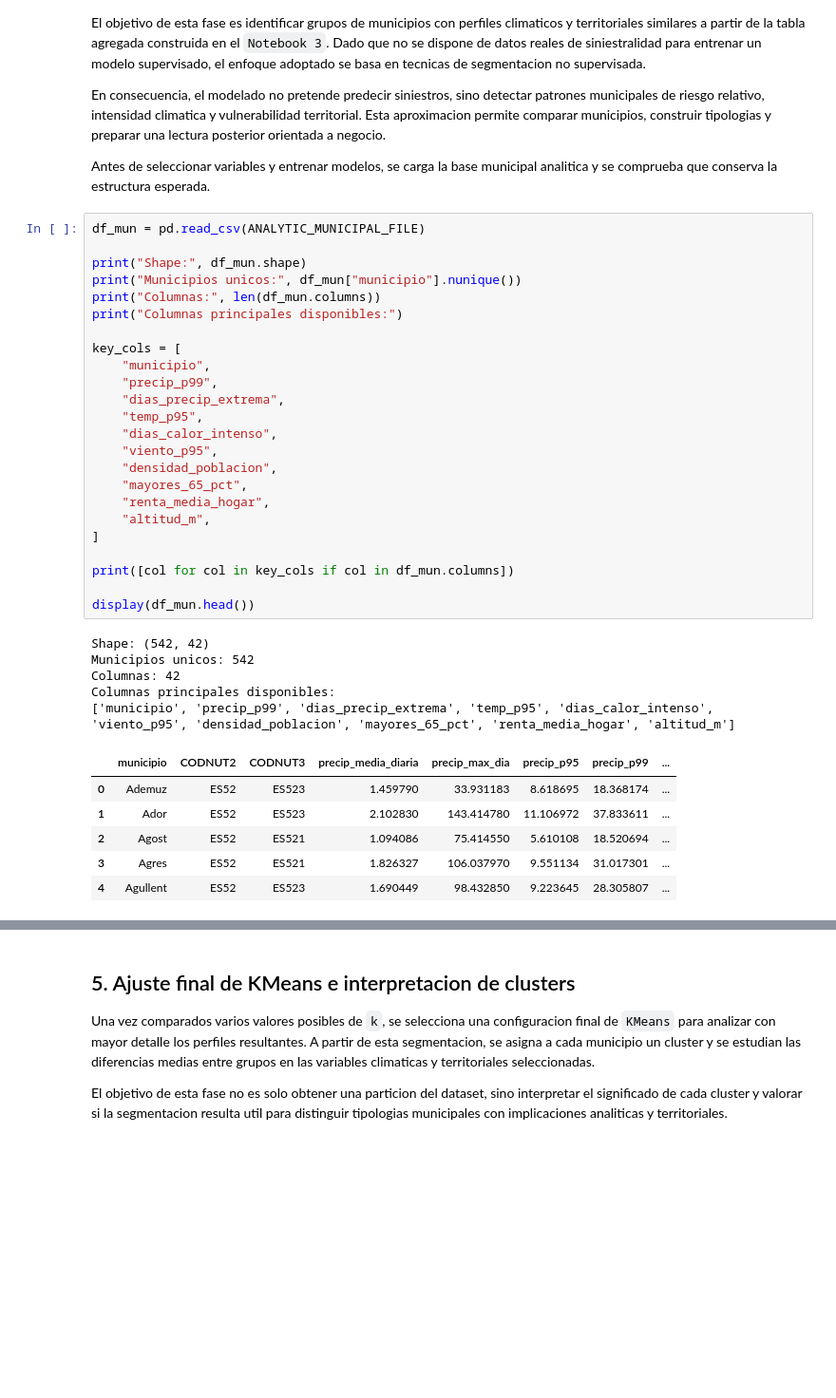
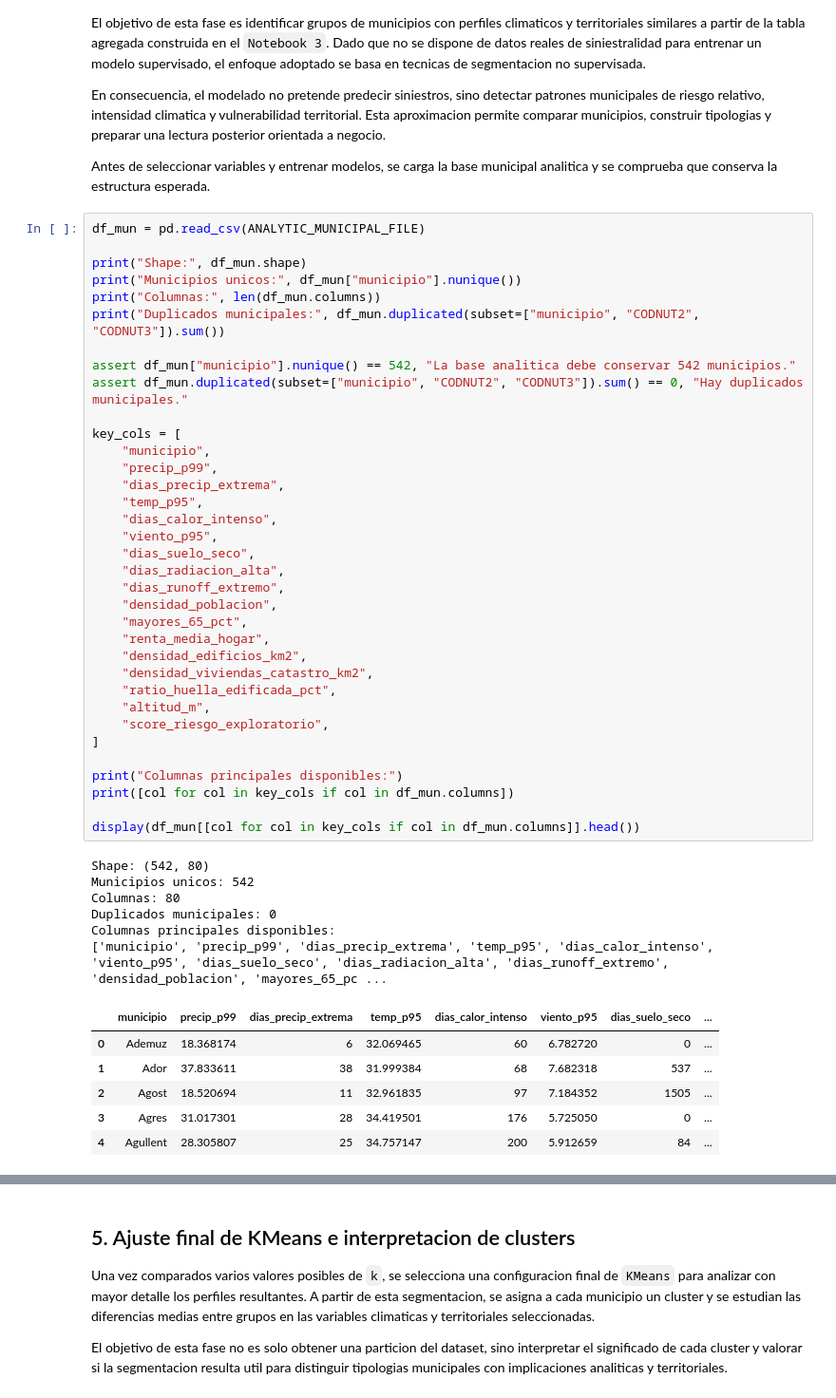
Before and after one commit to gonzalolarriba/modelo-geoespacial-riesgo-climatico, a Jupyter notebook: notebooks/notebook_4_modelado_segmentacion.ipynb, the cells around one changed output, grey strips where cells are left out. Shown at 95% size. Saved outputs shown, nothing was run; the diff lists cells and outputs as text; blank space fills up the shorter version.

Commit message:
feat(modeling): update segmentation with enriched municipal features

```diff
--- a/notebooks/notebook_4_modelado_segmentacion.ipynb
+++ b/notebooks/notebook_4_modelado_segmentacion.ipynb
@@ -72,39 +73,51 @@ Antes de seleccionar variables y entrenar modelos, se carga la base municipal an
 # %%
 df_mun = pd.read_csv(ANALYTIC_MUNICIPAL_FILE)
 
 print("Shape:", df_mun.shape)
 print("Municipios unicos:", df_mun["municipio"].nunique())
 print("Columnas:", len(df_mun.columns))
-print("Columnas principales disponibles:")
+print("Duplicados municipales:", df_mun.duplicated(subset=["municipio", "CODNUT2", "CODNUT3"]).sum())
+
+assert df_mun["municipio"].nunique() == 542, "La base analitica debe conservar 542 municipios."
+assert df_mun.duplicated(subset=["municipio", "CODNUT2", "CODNUT3"]).sum() == 0, "Hay duplicados municipales."
 
 key_cols = [
     "municipio",
     "precip_p99",
     "dias_precip_extrema",
     "temp_p95",
     "dias_calor_intenso",
     "viento_p95",
+    "dias_suelo_seco",
+    "dias_radiacion_alta",
+    "dias_runoff_extremo",
     "densidad_poblacion",
     "mayores_65_pct",
     "renta_media_hogar",
+    "densidad_edificios_km2",
+    "densidad_viviendas_catastro_km2",
+    "ratio_huella_edificada_pct",
     "altitud_m",
+    "score_riesgo_exploratorio",
 ]
 
+print("Columnas principales disponibles:")
 print([col for col in key_cols if col in df_mun.columns])
 
-display(df_mun.head())
+display(df_mun[[col for col in key_cols if col in df_mun.columns]].head())
 # %% [output]
-Shape: (542, 42)
+Shape: (542, 80)
 Municipios unicos: 542
-Columnas: 42
+Columnas: 80
+Duplicados municipales: 0
 Columnas principales disponibles:
-['municipio', 'precip_p99', 'dias_precip_extrema', 'temp_p95', 'dias_calor_intenso', 'viento_p95', 'densidad_poblacion', 'mayores_65_pct', 'renta_media_hogar', 'altitud_m']
+['municipio', 'precip_p99', 'dias_precip_extrema', 'temp_p95', 'dias_calor_intenso', 'viento_p95', 'dias_suelo_seco', 'dias_radiacion_alta', 'dias_runoff_extremo', 'densidad_poblacion', 'mayores_65_pc ...
-|  | municipio | CODNUT2 | CODNUT3 | precip_media_diaria | precip_max_dia | precip_p95 | precip_p99 | ... |
-| 0 | Ademuz | ES52 | ES523 | 1.459790 | 33.931183 | 8.618695 | 18.368174 | ... |
-| 1 | Ador | ES52 | ES523 | 2.102830 | 143.414780 | 11.106972 | 37.833611 | ... |
-| 2 | Agost | ES52 | ES521 | 1.094086 | 75.414550 | 5.610108 | 18.520694 | ... |
-| 3 | Agres | ES52 | ES521 | 1.826327 | 106.037970 | 9.551134 | 31.017301 | ... |
-| 4 | Agullent | ES52 | ES523 | 1.690449 | 98.432850 | 9.223645 | 28.305807 | ... |
+|  | municipio | precip_p99 | dias_precip_extrema | temp_p95 | dias_calor_intenso | viento_p95 | dias_suelo_seco | ... |
+| 0 | Ademuz | 18.368174 | 6 | 32.069465 | 60 | 6.782720 | 0 | ... |
+| 1 | Ador | 37.833611 | 38 | 31.999384 | 68 | 7.682318 | 537 | ... |
+| 2 | Agost | 18.520694 | 11 | 32.961835 | 97 | 7.184352 | 1505 | ... |
+| 3 | Agres | 31.017301 | 28 | 34.419501 | 176 | 5.725050 | 0 | ... |
+| 4 | Agullent | 28.305807 | 25 | 34.757147 | 200 | 5.912659 | 84 | ... |
 # %% [markdown]
 ## 2. Seleccion de variables para la segmentacion
 
```
Also changed, not shown: parts of 32 cells of this notebook.
